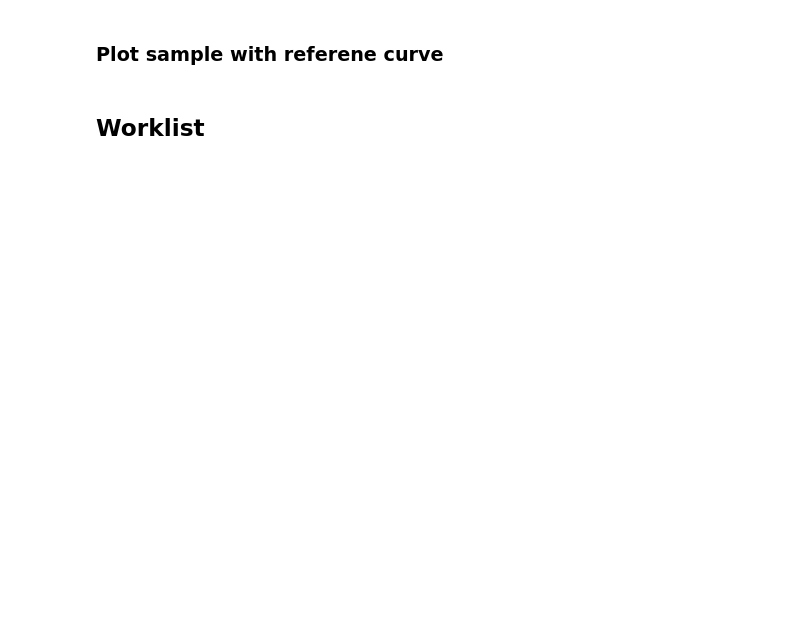
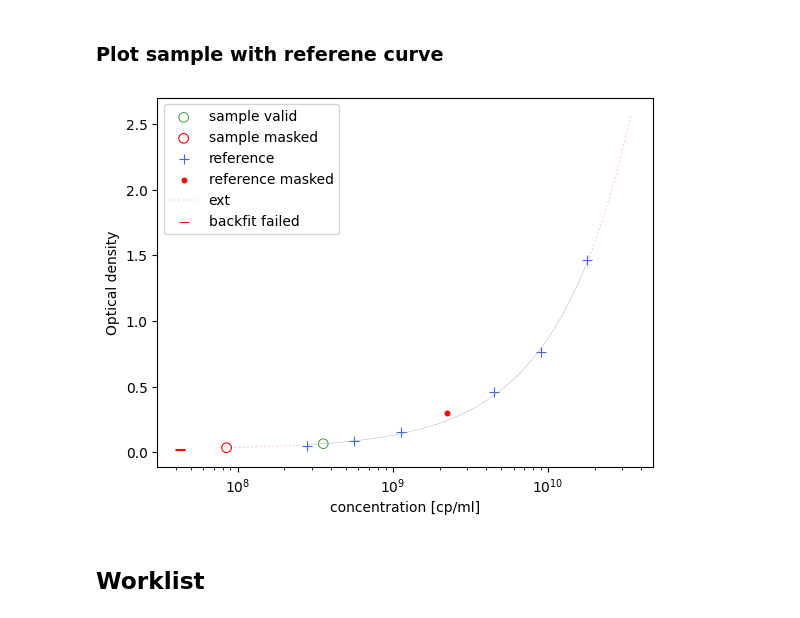
Before and after one commit to igicerovsky/elisa-report, a Jupyter notebook: report_steps.ipynb, the cells around one changed output. Drawn from its saved outputs; the diff is of its cells as text; code cells hidden in the pictures; blank space fills up the shorter version.

```diff
--- a/report_steps.ipynb
+++ b/report_steps.ipynb
@@ -593,6 +872,8 @@ def process_sample(samples, stype, sample_num):
     mean = np.nan
     if len(smp_t['concentration']) > 1:
         cv = variation(smp_t['concentration'], ddof=1)
+        mean = numpy.mean(smp_t['concentration'])
+    elif len(smp_t['concentration']) == 1:
         mean = numpy.mean(smp_t['concentration'])
 
     return sample, cv, mean
@@ -615,7 +896,7 @@ def sample_check(samples, stype, sample_num, cv_thresh=CV_THRESHOLD,
         note += 'Not enough valid sample points. Required {}, available {};'.format(min_valid_pts, valid_pts)
         valid = False
     elif valid_pts != len(smp['mask_reason']):
-        note += 'Ruduced number of sample points. Measured {}, valid {};'.format(len(smp['mask_reason']), valid_pts)
+        note += 'Reduced number of sample points. Measured {}, valid {};'.format(len(smp['mask_reason']), valid_pts)
         valid &= True
 
     note_cols = smp[~smp['mask_reason'].isna()]
@@ -625,7 +906,7 @@ def sample_check(samples, stype, sample_num, cv_thresh=CV_THRESHOLD,
         else:
             note += note_cols['mask_reason'].str.cat(sep=', ')
 
-    return {'sample':smp, 'cv':s[1], 'mean':s[2], 'note':note, 'type':stype, 'num':sample_num, 'valid':valid}
+    return {'sample':smp, 'cv':s[1], 'mean':s[2], 'note':note, 'type':stype, 'num':sample_num, 'valid':valid, 'valid_pts': valid_pts}
 
 
 def print_sample(number, stype, sample, cv, mean):
@@ -723,35 +1086,39 @@ process_sample_info(samplesk, 's', 6, True)
 def mask_index(df):
     b = df.reset_index(level=[0,1])
     b = b[b['mask_reason'].notna()]
 
     return b.index
 
 
 def na_index(df):
     b = df.reset_index(level=[0,1])
     b = b[b['backfit'].isna()]
 
     return b.index
 
 
 def sample_img(samples, sample_type, sample_num, img_file=None, show=True, verbose=False):
     sd = sample_check(samplesk, sample_type, sample_num)
-    if verbose: print(sample_type, sample_num, *sd)
+    if verbose:
+        print(sample_type, sample_num)
+        display(sd['sample'])
 
     mask_idx = mask_index(sd['sample'])
     x = ref.reset_index(level=[0,1])['plate_layout_dil']
     y = ref.reset_index(level=[0,1])['OD_delta']
     fit_result = fit_reference_auto_rm(x, y, verbose=verbose)
     # compute original concenmtration
     sd['sample'].loc[:, ['conc_plot']] = sd['sample'].apply(lambda x: x['concentration'] / x['plate_layout_dil'], axis=1)
     sx = sd['sample'].reset_index(level=[0,1])['conc_plot']
     sy = sd['sample'].reset_index(level=[0,1])['OD_delta']
     fit_image(x, y, fit_result[0][0], fit_result[0][1], img_file, confidence='student-t',
               rm_index=fit_result[1], mask_index=mask_idx,
               sx=sx, sy=sy, sna_idx=na_index(sd['sample']), show=show, valid_sample=sd['valid'])
     # display(na_index(sd['sample']))
 
-sample_img(samplesk, 's', 11)
+sample_img(samplesk, 's', 10)
+# %% [output]
+[figure, added]
 # %% [markdown]
 ## Worklist
 # %%
```
Also changed, not shown: parts of 35 cells of this notebook.
